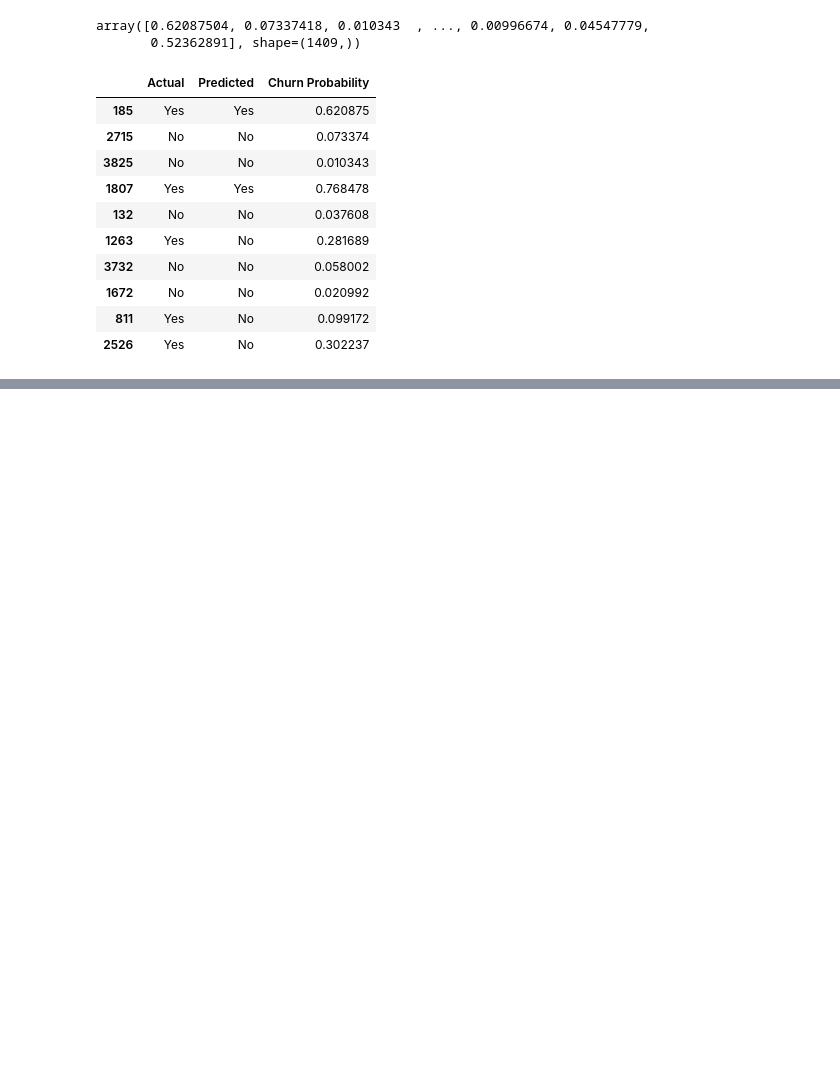
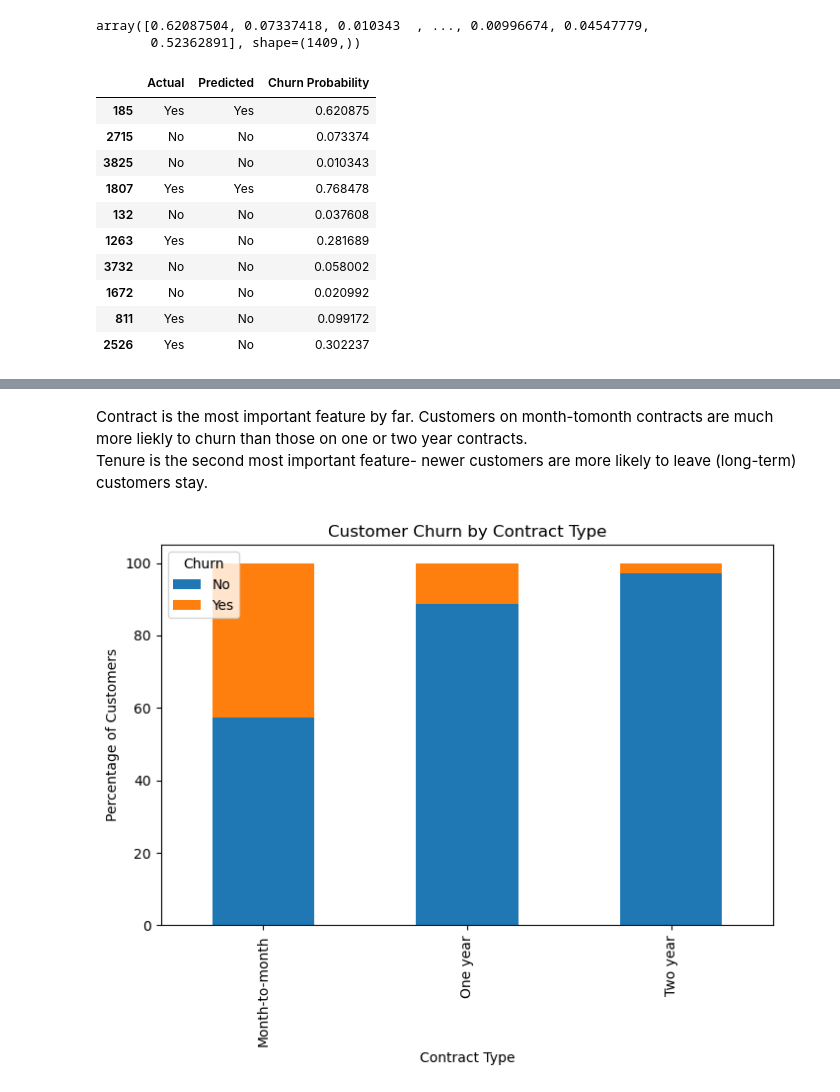
Before and after one commit to JosephTylerSeay/classification_case_study, a Jupyter notebook: classCaseStudy.ipynb, the cells around one changed output, grey strips where cells are left out. Saved outputs shown, nothing was run; the diff lists cells and outputs as text; code cells hidden in the pictures; blank space fills up the shorter version.

```diff
--- a/classCaseStudy.ipynb
+++ b/classCaseStudy.ipynb
@@ -256,0 +314,23 @@ results.head(10)
+# %% [markdown]
+Contract is the most important feature by far. Customers on month-tomonth contracts are much more liekly to churn than those on one or two year contracts.
+Tenure is the second most important feature- newer customers are more likely to leave (long-term) customers stay.
+# %%
+contract_churn = pd.crosstab(
+    df["Contract"],
+    df["Churn"],
+    normalize="index"
+) * 100
+
+contract_churn.plot(
+    kind="bar",
+    stacked=True,
+    figsize=(8,5)
+)
+
+plt.title("Customer Churn by Contract Type")
+plt.xlabel("Contract Type")
+plt.ylabel("Percentage of Customers")
+plt.legend(title="Churn")
+plt.show()
+# %% [output]
+[figure, added]
```
Also changed, not shown: parts of 11 cells of this notebook.
